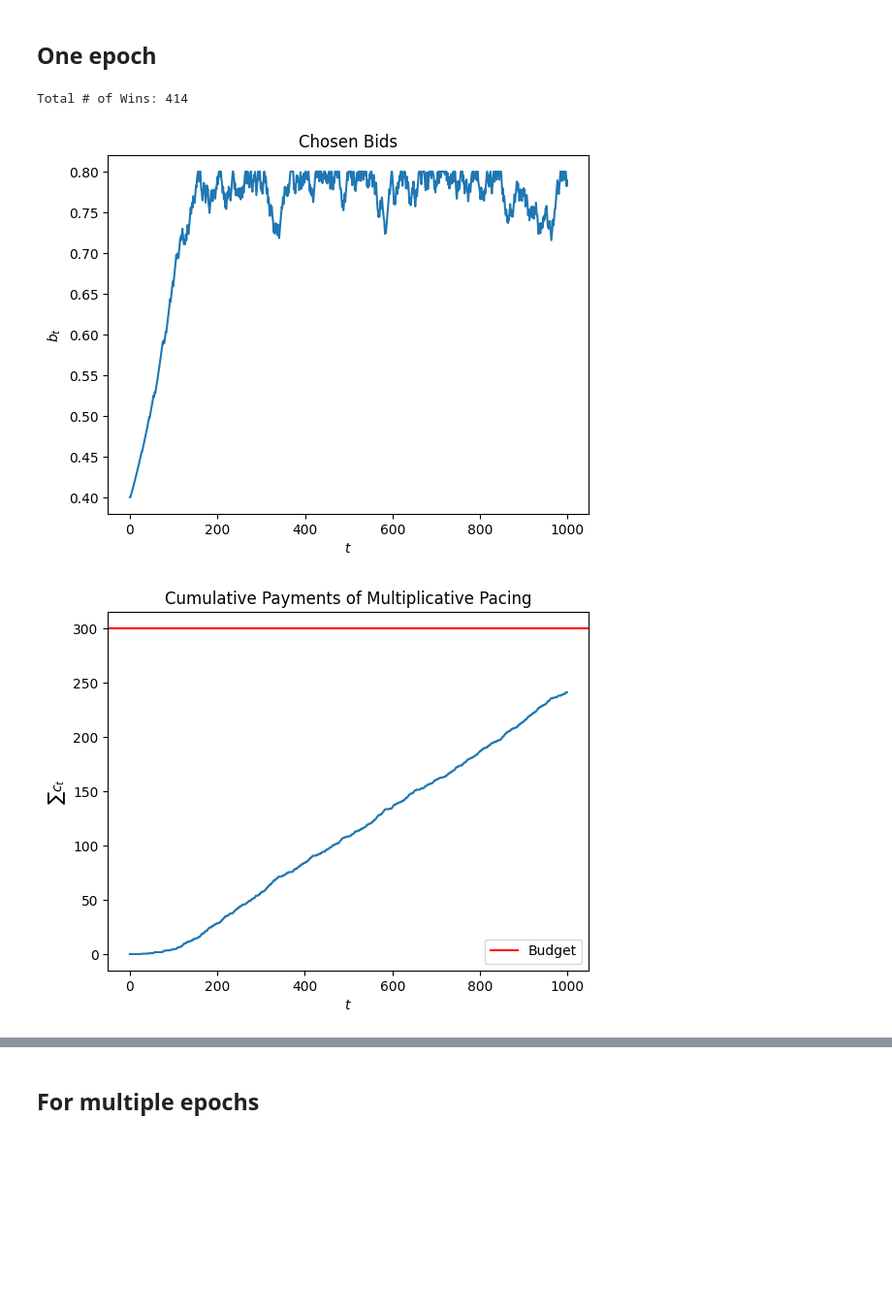
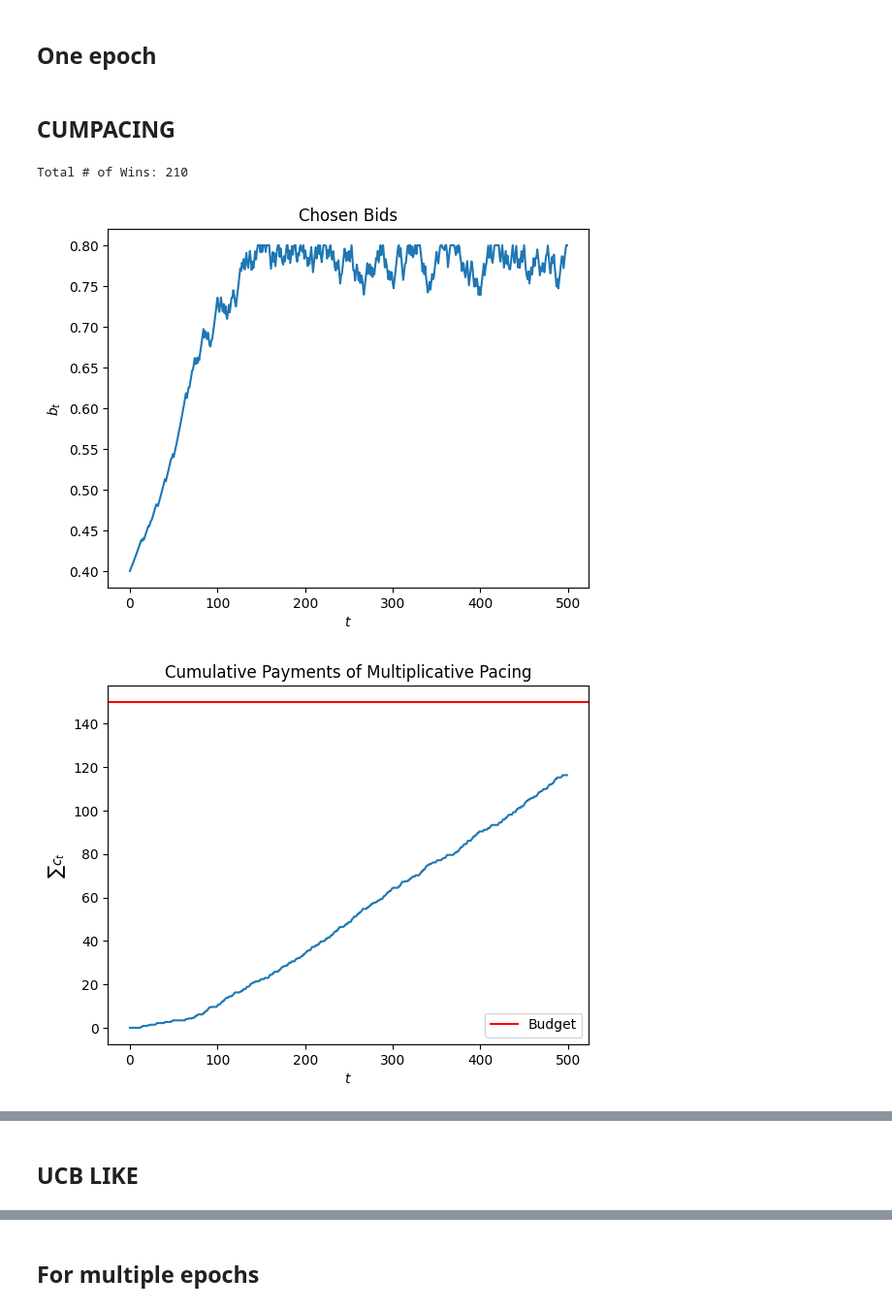
Before and after one commit to manuu1311/OLA-project, a Jupyter notebook: Deliverables/Requirement1/prova_bid.ipynb, the cells around one changed output, grey strips where cells are left out. Shown at 97% size. Drawn from its saved outputs; the diff is of its cells as text; code cells hidden in the pictures; blank space fills up the shorter version.

```diff
--- a/Deliverables/Requirement1/prova_bid.ipynb
+++ b/Deliverables/Requirement1/prova_bid.ipynb
@@ -12,6 +9,8 @@ from bidding_agent import MultiplicativePacingAgent
 # Learning in Repeated Advertising Auctions
 # %% [markdown]
 ## One epoch
+# %% [markdown]
+## CUMPACING
 # %%
 # advertisers' fixed parameters
 ## we assume that our agent has the FIRST index, e.g. our q_a*v_a = 0.56
@@ -19,10 +18,10 @@ from bidding_agent import MultiplicativePacingAgent
 n_advertisers = 4 # four advertisers, including myself
 ctrs = np.ones(n_advertisers)
 my_valuation = 0.8
-B = 300
+B = 150
 
 # environmental settings
-n_users = 1000
+n_users = 500
 
 # competitors
 other_bids = np.random.uniform(0, 1, size = (n_advertisers-1, n_users)) # n_advertiser-1 cause one is my agent, that i don't have to consider in other
@@ -62,23 +61,27 @@ for u in range(n_users):
     total_wins+=my_win
 print(f'Total # of Wins: {total_wins}')
 # %% [output]
-Total # of Wins: 414
+Total # of Wins: 210
-# %%
-plt.plot(my_bids)
-plt.xlabel('$t$')
-plt.ylabel('$b_t$')
-plt.title('Chosen Bids')
-plt.show()
-# %% [output]
-[figure, removed]
 # %%
+plt.plot(my_bids)
+plt.xlabel('$t$')
+plt.ylabel('$b_t$')
+plt.title('Chosen Bids')
+plt.show()
 cumulative_payments = np.cumsum(my_payments)
 plt.plot(cumulative_payments)
 plt.xlabel('$t$')
 plt.ylabel('$\sum c_t$')
 plt.axhline(B, color='red', label='Budget')
 plt.legend()
 plt.title('Cumulative Payments of Multiplicative Pacing')
 plt.show()
+cumulative_regret = np.cumsum(clairvoyant_utilities-utilities)
+plt.plot(cumulative_regret)
+plt.xlabel('$t$')
+plt.ylabel('$\sum f_t$')
+plt.title('Cumulative Regret of Multiplicative Pacing')
+plt.show()
 # %% [output]
-[figure, old version]
+[figure, new version]
+[figure, added]
@@ -84,0 +89,2 @@ plt.show()
+# %% [markdown]
+## UCB LIKE
```
Also changed, not shown: parts of 7 cells of this notebook, 4 other files.
